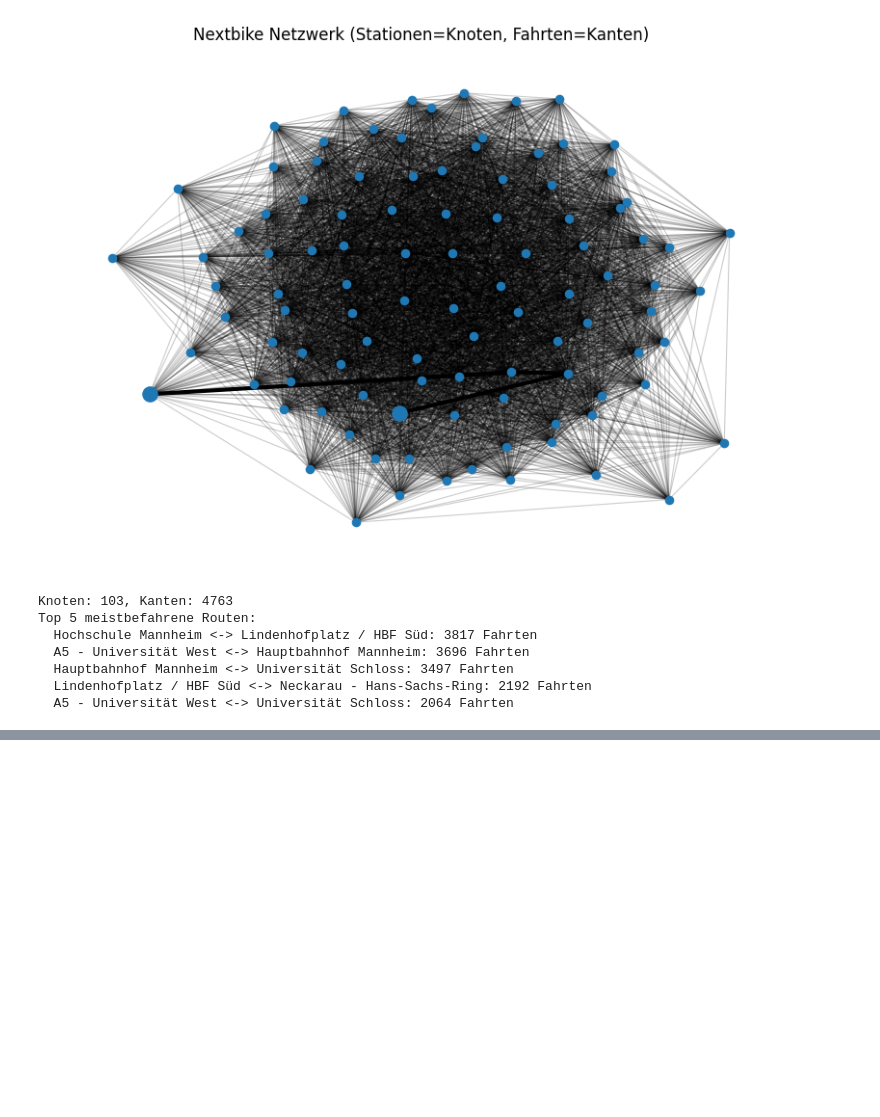
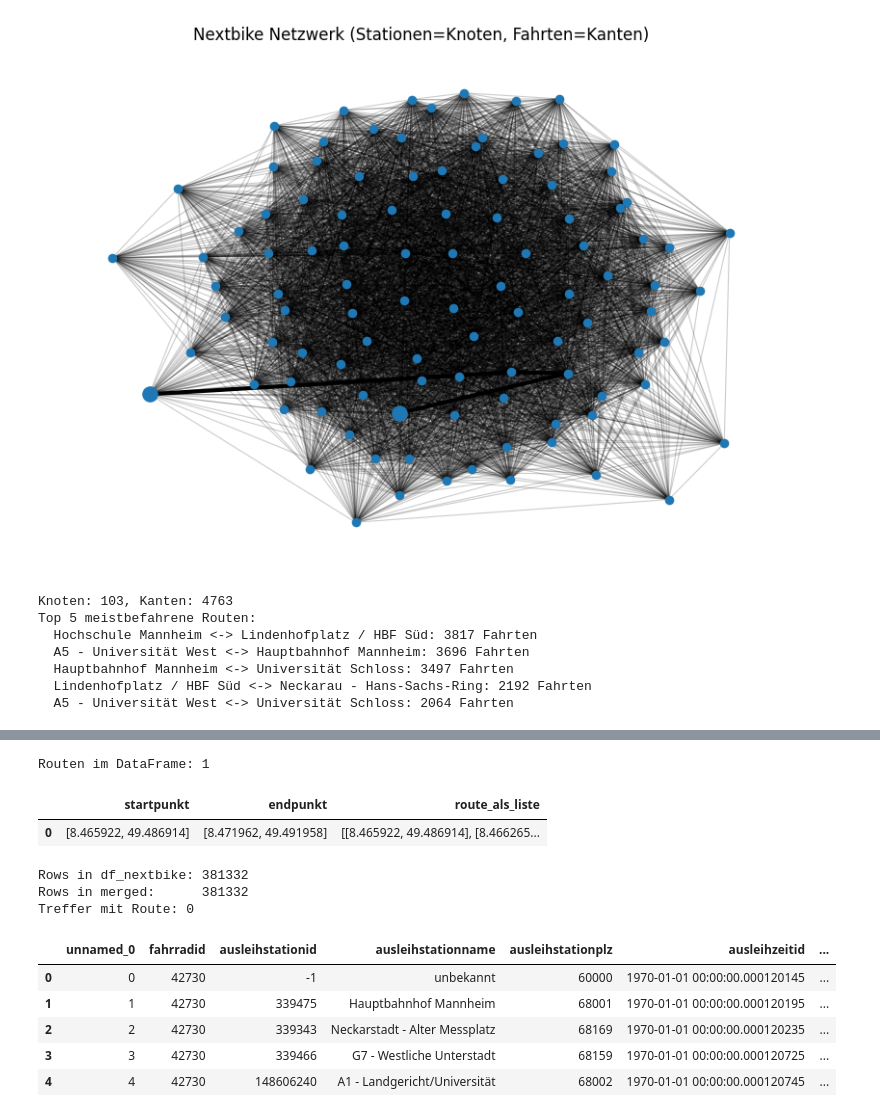
Before and after one commit to rjoseph0401/mannheim_bike, a Jupyter notebook: data_notebook.ipynb, the cells around one changed output, grey strips where cells are left out. Saved outputs shown, nothing was run; the diff lists cells and outputs as text; code cells hidden in the pictures; blank space fills up the shorter version.

```diff
--- a/data_notebook.ipynb
+++ b/data_notebook.ipynb
@@ -276,0 +375,59 @@ All tags: {'highway': 'residential', 'lit': 'yes', 'maxspeed': '30', 'name': 'Fr
+# %%
+
+rows = []
+for r in data.get("routes", []):
+    coords_list = r.get("geometry", {}).get("coordinates", [])
+    if not coords_list:
+        continue
+    rows.append({
+        "startpunkt": coords_list[0],
+        "endpunkt": coords_list[-1],
+        "route_als_liste": coords_list
+    })
+
+df_route = pd.DataFrame(rows)
+print(f"Routen im DataFrame: {len(df_route)}")
+df_route.head()
+# %% [output]
+Routen im DataFrame: 1
+|  | startpunkt | endpunkt | route_als_liste |
+| 0 | [8.465922, 49.486914] | [8.471962, 49.491958] | [[8.465922, 49.486914], [8.466265... |
+# %%
+required_nb = ["start_lon", "start_lat", "end_lon", "end_lat"]
+
+nb = df_nextbike.copy()
+routes = df_route.copy()
+
+# Start/End aus Listen [lon, lat] in eigene Spalten ziehen
+routes["start_lon"] = routes["startpunkt"].str[0]
+routes["start_lat"] = routes["startpunkt"].str[1]
+routes["end_lon"] = routes["endpunkt"].str[0]
+routes["end_lat"] = routes["endpunkt"].str[1]
+
+# Rundung für stabilen Float-Merge
+for c in ["start_lon", "start_lat", "end_lon", "end_lat"]:
+    nb[c] = pd.to_numeric(nb[c], errors="coerce").round(6)
+    routes[c] = pd.to_numeric(routes[c], errors="coerce").round(6)
+
+nb["_merge_key"] = list(zip(nb["start_lon"], nb["start_lat"], nb["end_lon"], nb["end_lat"]))
+routes["_merge_key"] = list(zip(routes["start_lon"], routes["start_lat"], routes["end_lon"], routes["end_lat"]))
+
+routes_small = routes[["_merge_key", "route_als_liste"]].drop_duplicates("_merge_key")
+
+df_nextbike_merged = nb.merge(routes_small, on="_merge_key", how="left").drop(columns=["_merge_key"])
+
+print(f"Rows in df_nextbike: {len(df_nextbike)}")
+print(f"Rows in merged:      {len(df_nextbike_merged)}")
+print("Treffer mit Route:", df_nextbike_merged["route_als_liste"].notna().sum())
+
+df_nextbike_merged.head()
+# %% [output]
+Rows in df_nextbike: 381332
+Rows in merged:      381332
+Treffer mit Route: 0
+|  | unnamed_0 | fahrradid | ausleihstationid | ausleihstationname | ausleihstationplz | ausleihzeitid | ... |
+| 0 | 0 | 42730 | -1 | unbekannt | 60000 | 1970-01-01 00:00:00.000120145 | ... |
+| 1 | 1 | 42730 | 339475 | Hauptbahnhof Mannheim | 68001 | 1970-01-01 00:00:00.000120195 | ... |
+| 2 | 2 | 42730 | 339343 | Neckarstadt - Alter Messplatz | 68169 | 1970-01-01 00:00:00.000120235 | ... |
+| 3 | 3 | 42730 | 339466 | G7 - Westliche Unterstadt | 68159 | 1970-01-01 00:00:00.000120725 | ... |
+| 4 | 4 | 42730 | 148606240 | A1 - Landgericht/Universität | 68002 | 1970-01-01 00:00:00.000120745 | ... |
```
Also changed, not shown: parts of 7 cells of this notebook, 6 other files.
